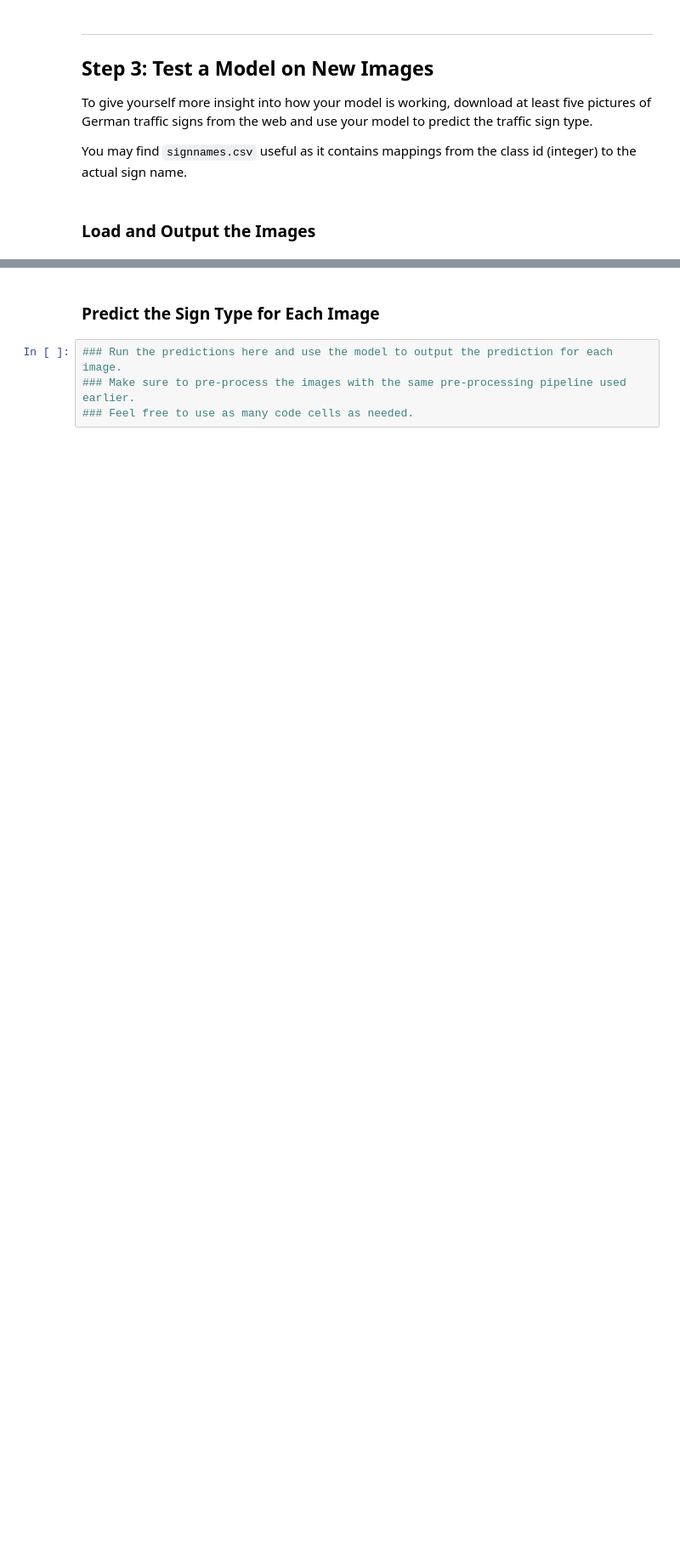
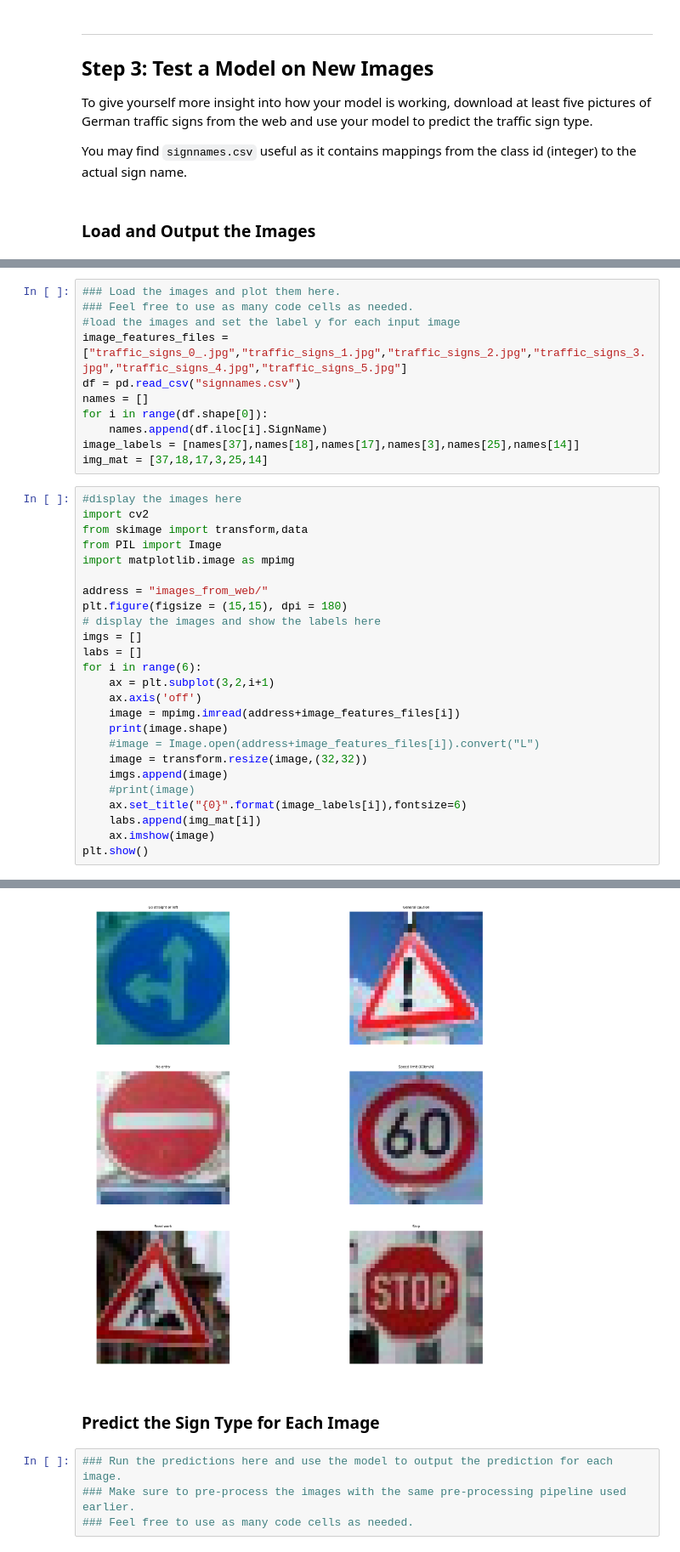
Before and after one commit to Walter1218/self_driving_car_ND, a Jupyter notebook: CarND-Traffic-Sign-Classifier-Project-2/Traffic_Sign_Classifier.ipynb, the cells around one changed output, grey strips where cells are left out. Shown at 85% size. Drawn from its saved outputs; the diff is of its cells as text; blank space fills up the shorter version.

```diff
--- a/CarND-Traffic-Sign-Classifier-Project-2/Traffic_Sign_Classifier.ipynb
+++ b/CarND-Traffic-Sign-Classifier-Project-2/Traffic_Sign_Classifier.ipynb
@@ -715,0 +713,37 @@ You may find `signnames.csv` useful as it contains mappings from the class id (i
+# %%
+### Load the images and plot them here.
+### Feel free to use as many code cells as needed.
+#load the images and set the label y for each input image
+image_features_files = ["traffic_signs_0_.jpg","traffic_signs_1.jpg","traffic_signs_2.jpg","traffic_signs_3.jpg","traffic_signs_4.jpg","traffic_signs_5.jpg"]
+df = pd.read_csv("signnames.csv")
+names = []
+for i in range(df.shape[0]):
+    names.append(df.iloc[i].SignName)
+image_labels = [names[37],names[18],names[17],names[3],names[25],names[14]]
+img_mat = [37,18,17,3,25,14]
+# %%
+#display the images here
+import cv2
+from skimage import transform,data
+from PIL import Image
+import matplotlib.image as mpimg
+
+address = "images_from_web/"
+plt.figure(figsize = (15,15), dpi = 180)
+# display the images and show the labels here
+imgs = []
+labs = []
+for i in range(6):
+    ax = plt.subplot(3,2,i+1)
+    ax.axis('off')
+    image = mpimg.imread(address+image_features_files[i])
+    print(image.shape)
+    #image = Image.open(address+image_features_files[i]).convert("L")
+    image = transform.resize(image,(32,32))
+    imgs.append(image)
+    #print(image)
+    ax.set_title("{0}".format(image_labels[i]),fontsize=6)
+    labs.append(img_mat[i])
+    ax.imshow(image)
+plt.show()
+# %% [output]
@@ -716,3 +756,4 @@ You may find `signnames.csv` useful as it contains mappings from the class id (i
+[figure, added]
 # %% [markdown]
 ### Predict the Sign Type for Each Image
 # %%
```
Also changed, not shown: parts of 16 cells of this notebook, 5 other files.
